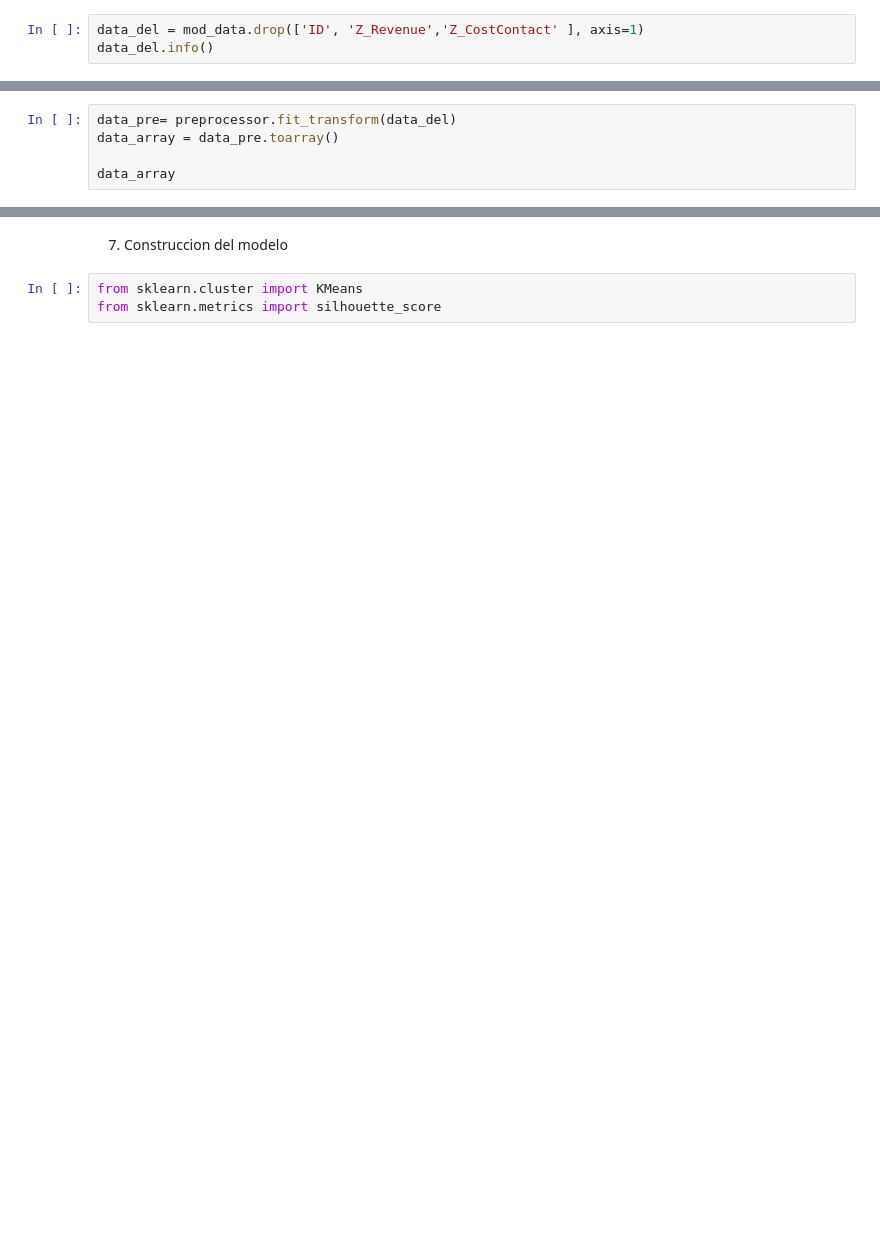
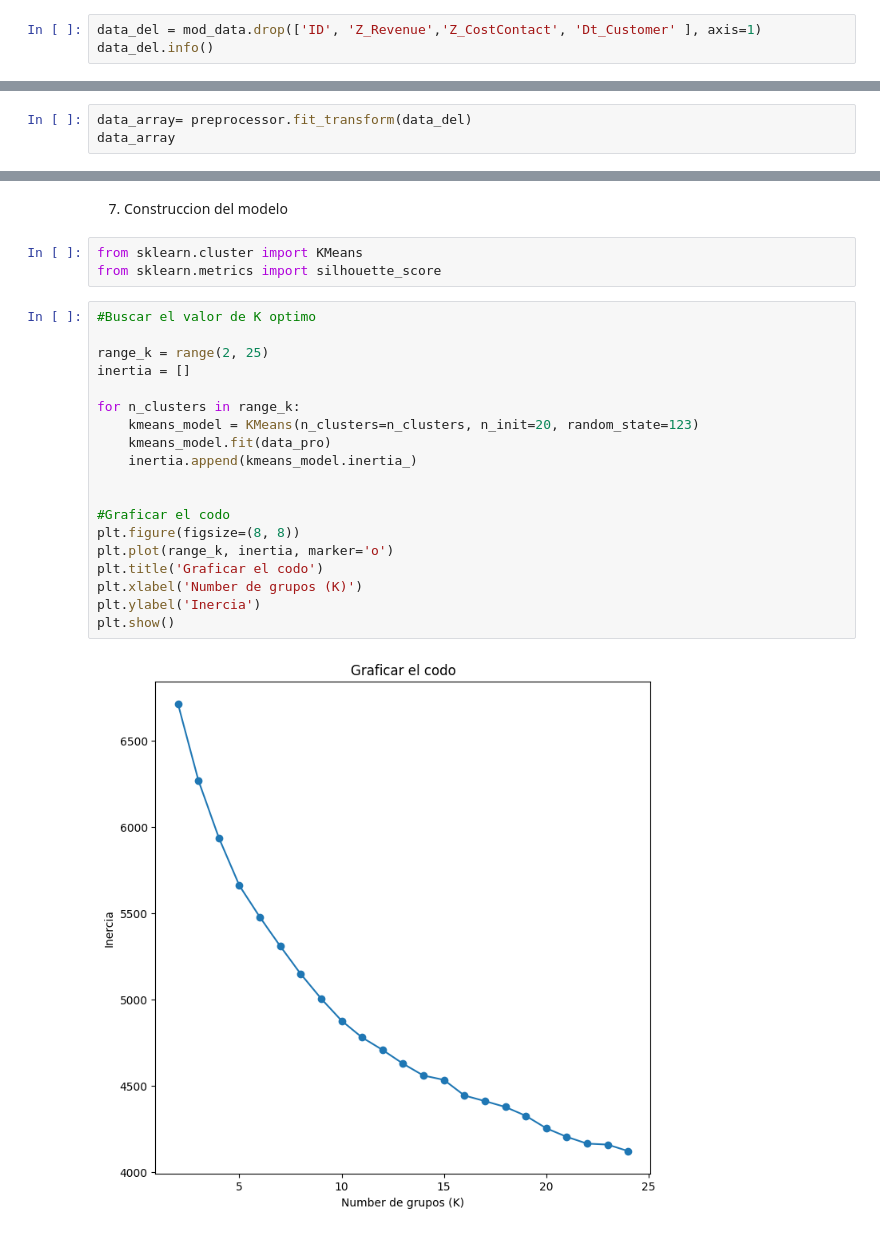
Before and after one commit to SierraSantiago/Caso-de-Agrupamiento, a Jupyter notebook: Caso1.ipynb, the cells around one changed output, grey strips where cells are left out. Cells and saved outputs as stored; diff of their text form; blank space fills up the shorter version.

```diff
--- a/Caso1.ipynb
+++ b/Caso1.ipynb
@@ -161,7 +161,7 @@ plt.show()
 # %% [markdown]
 Se Ignora Dt_costumer: tiene valores únicos por cada cliente y no aporta información útil directamente
 # %%
-data_del = mod_data.drop(['ID', 'Z_Revenue','Z_CostContact' ], axis=1)
+data_del = mod_data.drop(['ID', 'Z_Revenue','Z_CostContact', 'Dt_Customer' ], axis=1)
 data_del.info()
 # %% [output]
 <class 'pandas.core.frame.DataFrame'>
@@ -243,7 +242,5 @@ ColumnTransformer(remainder='passthrough',
 # %%
-data_pre= preprocessor.fit_transform(data_del)
-data_array = data_pre.toarray()
-
+data_array= preprocessor.fit_transform(data_del)
 data_array
 # %% [output]
 array([[0.62135922, 0.08483222, 0.        , ..., 0.        , 0.        ,
@@ -277,3 +274,24 @@ data_pro.head()
 # %%
 from sklearn.cluster import KMeans
 from sklearn.metrics import silhouette_score
+# %%
+#Buscar el valor de K optimo
+
+range_k = range(2, 25)
+inertia = []
+
+for n_clusters in range_k:
+    kmeans_model = KMeans(n_clusters=n_clusters, n_init=20, random_state=123)
+    kmeans_model.fit(data_pro)
+    inertia.append(kmeans_model.inertia_)
+
+
+#Graficar el codo
+plt.figure(figsize=(8, 8))
+plt.plot(range_k, inertia, marker='o')
+plt.title('Graficar el codo')
+plt.xlabel('Number de grupos (K)')
+plt.ylabel('Inercia')
+plt.show()
+# %% [output]
+[figure, added]
```
Also changed, not shown: parts of 15 cells of this notebook.
